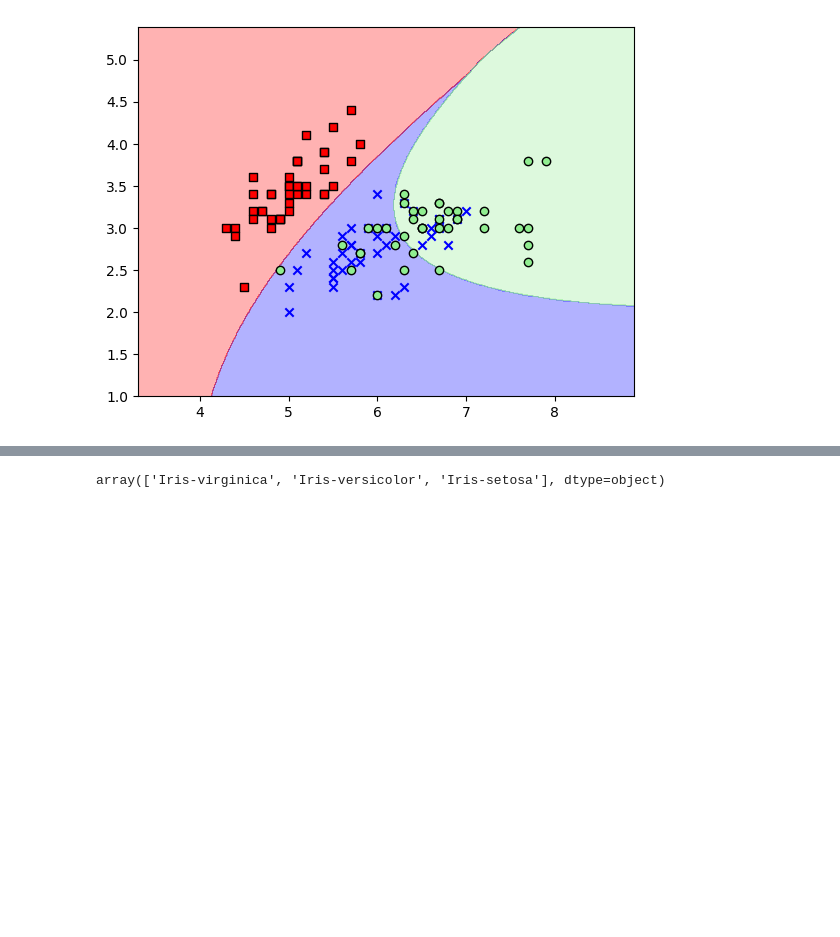
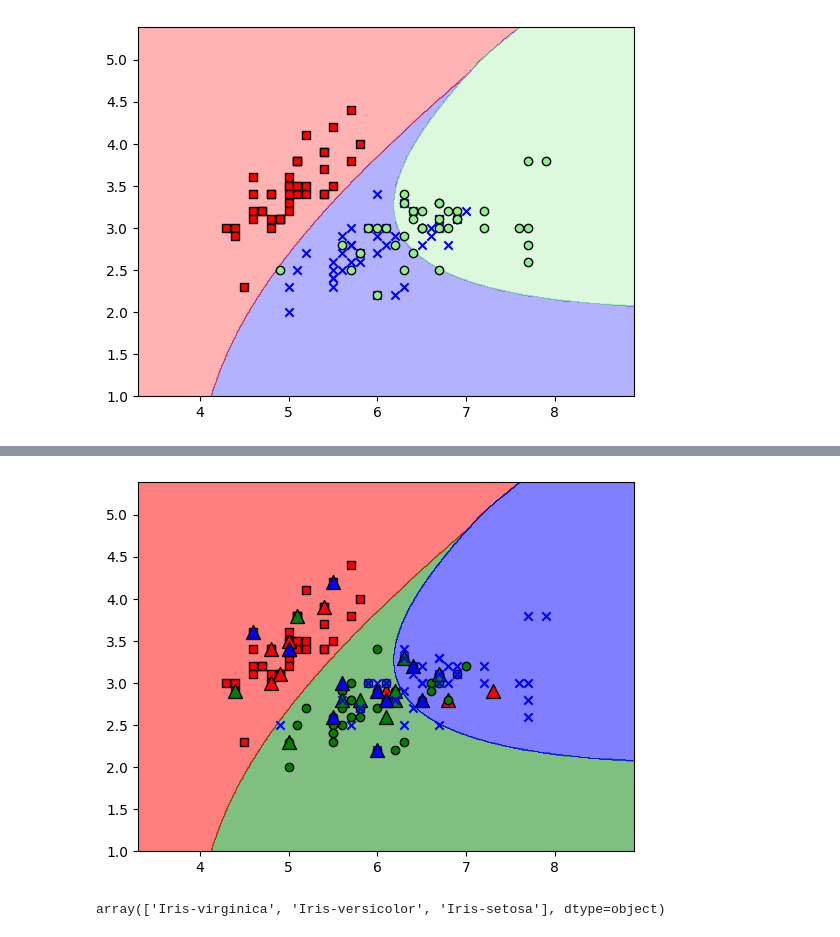
Before and after one commit to MaximillianJacob/Udemy, a Jupyter notebook: machine_learning_classification_bootcamp_in_python/py/3_KNN/K-Nearest Neighbour for IRIS plant Classification - Questions.ipynb, the cells around one changed output, grey strips where cells are left out. Saved outputs shown, nothing was run; the diff lists cells and outputs as text; code cells hidden in the pictures; blank space fills up the shorter version.

```diff
--- a/machine_learning_classification_bootcamp_in_python/py/3_KNN/K-Nearest Neighbour for IRIS plant Classification - Questions.ipynb
+++ b/machine_learning_classification_bootcamp_in_python/py/3_KNN/K-Nearest Neighbour for IRIS plant Classification - Questions.ipynb
@@ -1344,3 +1449,46 @@ for i, j in enumerate(np.unique(y_set)):
+# %%
+X_set, y_set = X_train2D, y_train2
+markers=['s', 'o', 'x', 'v', '^']
+colors = ['red', 'green', 'blue', 'cyan', 'gray']
+cmap=ListedColormap(colors[:len(np.unique(y_set))])
+step=0.01
+
+X1_min, X1_max = X_set[:,0].min() - 1, X_set[:,0].max() + 1
+X2_min, X2_max = X_set[:,1].min() - 1, X_set[:,1].max() + 1
+
+X1, X2 = np.meshgrid(
+                    np.arange(start=X1_min, stop=X1_max, step=step),
+                    np.arange(start=X2_min, stop=X2_max, step=step)
+)
+
+plt.contourf(X1, X2, Z, alpha=0.5, cmap=cmap)
+plt.xlim(X1.min(), X1.max())
+plt.ylim(X2.min(), X2.max())
+
+for i, j in enumerate(np.unique(y_set)):
+    x_comp = X_set[y_set==j, 0]
+    y_comp = X_set[y_set==j, 1]
+    plt.scatter(x=x_comp,
+                y=y_comp,
+                c=colors[i],
+                marker=markers[i],
+                label=j,
+                edgecolor='k')
+
+    x_comp = X_test2D[y_test2==j, 0]
+    y_comp = X_test2D[y_test2==j, 1]
+    plt.scatter(x=x_comp,
+                y=y_comp,
+                c=colors[i],
+                marker='^',
+                linewidth=1,
+                label='Test points',
+                s=100,
+                edgecolor='k')
+
+    plt.legend()
+# %% [output]
+[figure, added]
 # %%
 from sklearn.naive_bayes import GaussianNB
 # %%
```
Also changed, not shown: parts of 9 cells of this notebook.
